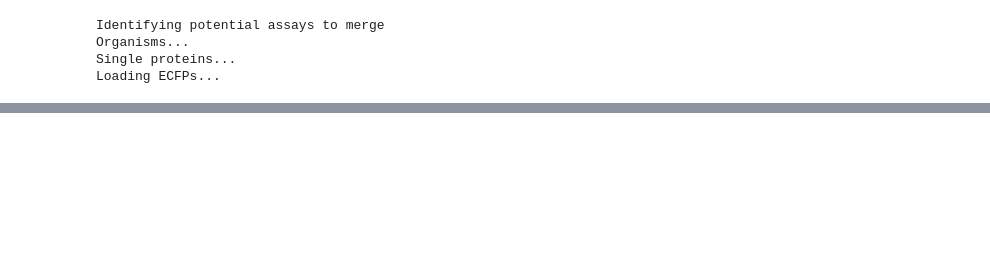
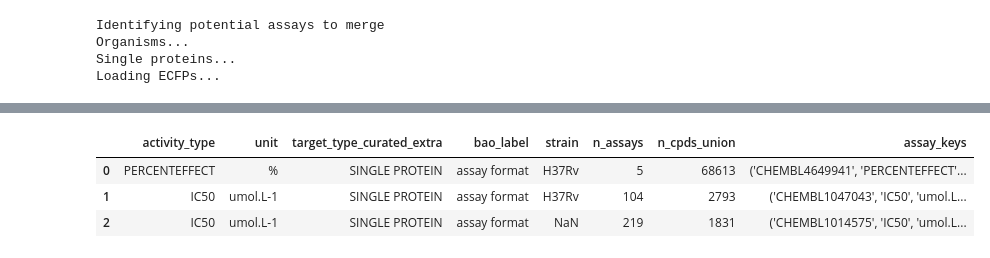
Before and after one commit to ersilia-os/chembl-antimicrobial-tasks, a Jupyter notebook: notebooks/merging.ipynb, the cells around one changed output, grey strips where cells are left out. Saved outputs shown, nothing was run; the diff lists cells and outputs as text; code cells hidden in the pictures; blank space fills up the shorter version.

```diff
--- a/notebooks/merging.ipynb
+++ b/notebooks/merging.ipynb
@@ -324,38 +426,16 @@ print("Identifying potential assays to merge")
 print("Organisms...")
 keys_organism = ["activity_type", "unit", "target_type_curated_extra", "bao_label", "strain"]
 FILTERED_ASSAYS_ORGANISM = ASSAYS_MASTER[(ASSAYS_MASTER['Accepted'].isna()) & (ASSAYS_MASTER['target_type_curated_extra'] == 'ORGANISM')].copy()
-TO_MERGE_ORGANISM = (FILTERED_ASSAYS_ORGANISM
-                    .groupby(keys_organism, dropna=False)
-                    .agg(n_cpds_red=("cpds", "sum"), n_assays=("assay_id", "size"))
-                    .reset_index()
-                    .sort_values("n_cpds_red", ascending=False))
-
-
+TO_MERGE_ORGANISM = to_merge_unique_cpds(FILTERED_ASSAYS_ORGANISM, keys_organism, ASSAY_TO_COMPOUNDS)
 
 print("Single proteins...")
 keys_single_protein = ["activity_type", "unit", "target_type_curated_extra", "bao_label", "strain", 'target_chembl_id']  # target name
 FILTERED_ASSAYS_SINGLE_PROTEIN = ASSAYS_MASTER[(ASSAYS_MASTER['Accepted'].isna()) & (ASSAYS_MASTER['target_type_curated_extra'] == 'SINGLE PROTEIN')].copy()
-TO_MERGE_SINGLE_PROTEIN = (FILTERED_ASSAYS_SINGLE_PROTEIN
-                    .groupby(keys_single_protein, dropna=False)
-                    .agg(n_cpds_red=("cpds", "sum"), n_assays=("assay_id", "size"))
-                    .reset_index()
-                    .sort_values("n_cpds_red", ascending=False))
-
-# # Get cumulative proportions
-# TO_MERGE_ORGANISM["cum_prop"] = TO_MERGE_ORGANISM["n_cpds_red"].cumsum() / TO_MERGE_ORGANISM["n_cpds_red"].sum()
-# TO_MERGE_SINGLE_PROTEIN["cum_prop"] = TO_MERGE_SINGLE_PROTEIN["n_cpds_red"].cumsum() / TO_MERGE_SINGLE_PROTEIN["n_cpds_red"].sum()
+TO_MERGE_SINGLE_PROTEIN = to_merge_unique_cpds(FILTERED_ASSAYS_SINGLE_PROTEIN, keys_organism, ASSAY_TO_COMPOUNDS)
 
 # Filtering only activity type - unit pairs relevant for merging
-TO_MERGE_ORGANISM = TO_MERGE_ORGANISM[(TO_MERGE_ORGANISM['n_cpds_red'] > 1000) & (TO_MERGE_ORGANISM['n_assays'] > 1)]
-TO_MERGE_SINGLE_PROTEIN = TO_MERGE_SINGLE_PROTEIN[(TO_MERGE_SINGLE_PROTEIN['n_cpds_red'] > 1000) & (TO_MERGE_SINGLE_PROTEIN['n_assays'] > 1)]
-
-# Load expert cut-offs
-EXPERT_CUTOFFS = load_expert_cutoffs(CONFIGPATH)
-
-# Loading Morgan fingerprints
-print("Loading ECFPs...")
-PATH_TO_ECFPs = os.path.join(DATAPATH, "chembl_processed", "ChEMBL_ECFPs.h5")
-ecfps = load_ecfp_all(PATH_TO_ECFPs)
+TO_MERGE_ORGANISM = TO_MERGE_ORGANISM[(TO_MERGE_ORGANISM['n_cpds_union'] > 1000) & (TO_MERGE_ORGANISM['n_assays'] > 1)]
+TO_MERGE_SINGLE_PROTEIN = TO_MERGE_SINGLE_PROTEIN[(TO_MERGE_SINGLE_PROTEIN['n_cpds_union'] > 1000) & (TO_MERGE_SINGLE_PROTEIN['n_assays'] > 1)]
 # %% [output]
 Identifying potential assays to merge
 Organisms...
@@ -428,3 +568,10 @@ for merging in cpds_grouped.itertuples():
+# %%
+TO_MERGE_SINGLE_PROTEIN
+# %% [output]
+|  | activity_type | unit | target_type_curated_extra | bao_label | strain | n_assays | n_cpds_union | assay_keys |
+| 0 | PERCENTEFFECT | % | SINGLE PROTEIN | assay format | H37Rv | 5 | 68613 | ('CHEMBL4649941', 'PERCENTEFFECT'... |
+| 1 | IC50 | umol.L-1 | SINGLE PROTEIN | assay format | H37Rv | 104 | 2793 | ('CHEMBL1047043', 'IC50', 'umol.L... |
+| 2 | IC50 | umol.L-1 | SINGLE PROTEIN | assay format | NaN | 219 | 1831 | ('CHEMBL1014575', 'IC50', 'umol.L... |
 # %%
 merged_compounds = set(merged_compounds)
 len(merged_compounds)
```
Also changed, not shown: parts of 7 cells of this notebook, 12 other files.
